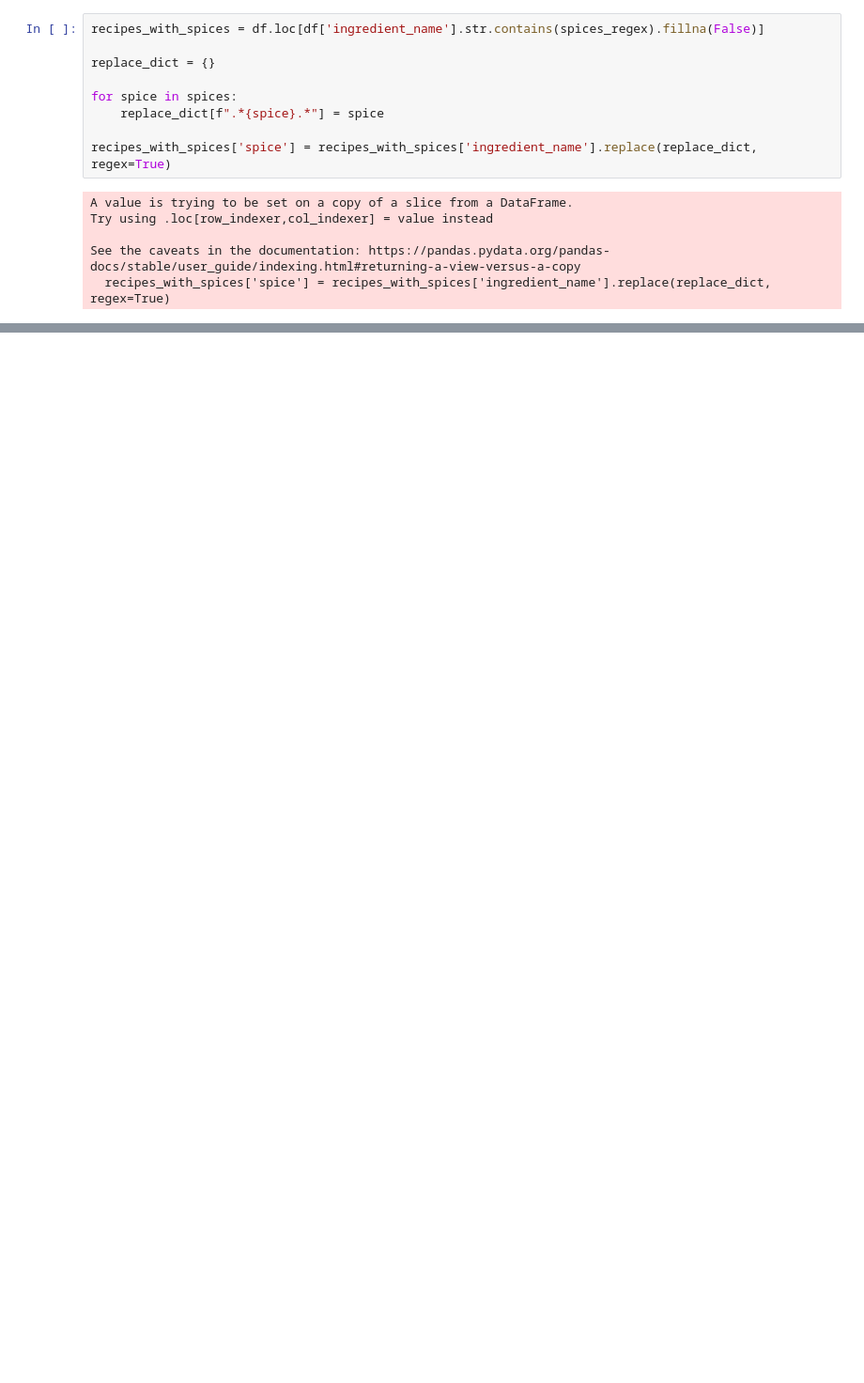
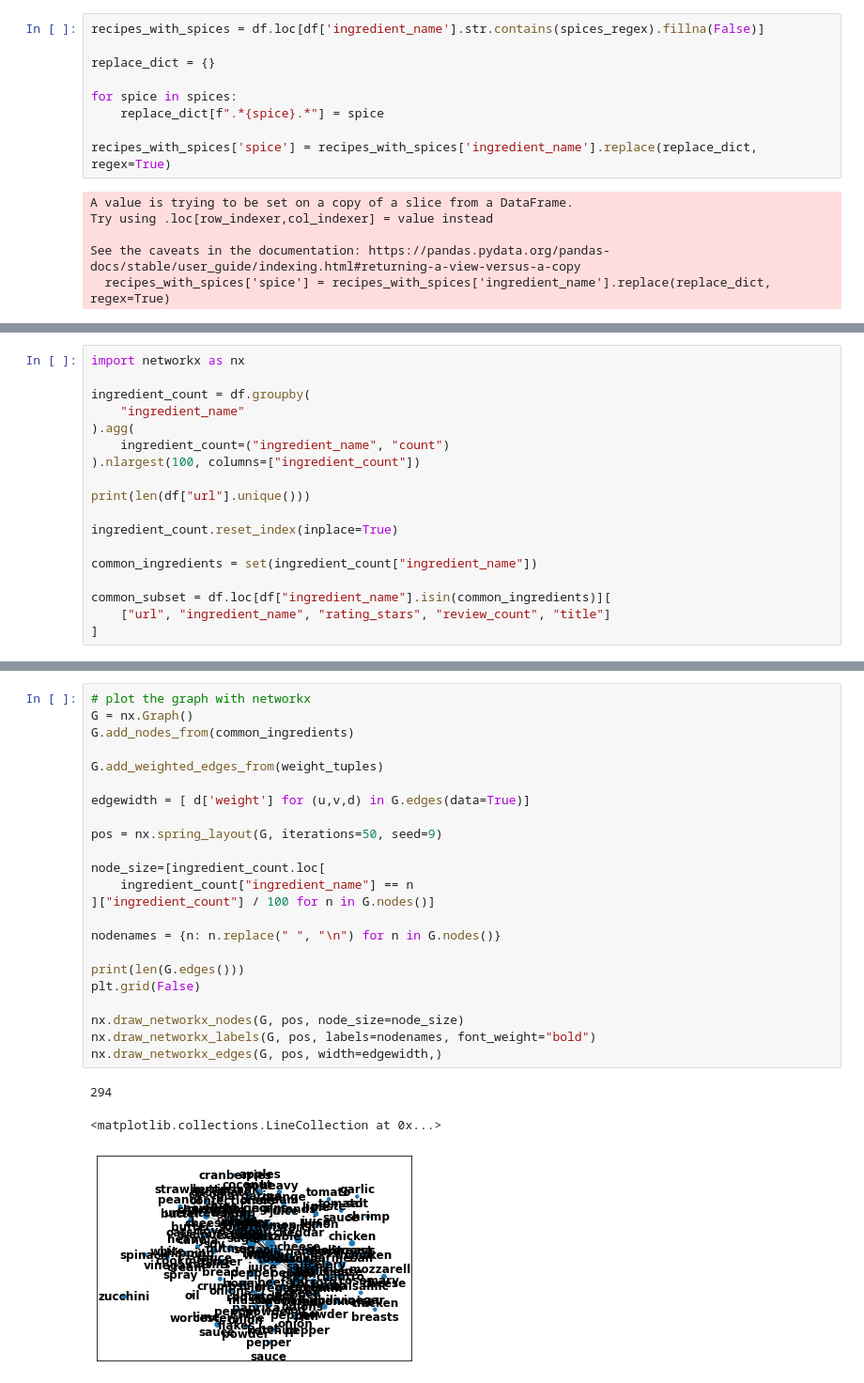
Before and after one commit to wcedmisten/foodFinder, a Jupyter notebook: All Recipes Exploratory Data Analysis.ipynb, the cells around one changed output, grey strips where cells are left out. Shown at 94% size. Drawn from its saved outputs; the diff is of its cells as text; blank space fills up the shorter version.

```diff
--- a/All Recipes Exploratory Data Analysis.ipynb
+++ b/All Recipes Exploratory Data Analysis.ipynb
@@ -423,0 +402,18 @@ head 4
+# %%
+import networkx as nx
+
+ingredient_count = df.groupby(
+    "ingredient_name"
+).agg(
+    ingredient_count=("ingredient_name", "count")
+).nlargest(100, columns=["ingredient_count"])
+
+print(len(df["url"].unique()))
+
+ingredient_count.reset_index(inplace=True)
+
+common_ingredients = set(ingredient_count["ingredient_name"])
+
+common_subset = df.loc[df["ingredient_name"].isin(common_ingredients)][
+    ["url", "ingredient_name", "rating_stars", "review_count", "title"]
+]
@@ -423,0 +476,27 @@ head 4
+# %%
+# plot the graph with networkx
+G = nx.Graph()
+G.add_nodes_from(common_ingredients)
+
+G.add_weighted_edges_from(weight_tuples)
+
+edgewidth = [ d['weight'] for (u,v,d) in G.edges(data=True)]
+
+pos = nx.spring_layout(G, iterations=50, seed=9)
+
+node_size=[ingredient_count.loc[
+    ingredient_count["ingredient_name"] == n
+]["ingredient_count"] / 100 for n in G.nodes()]
+
+nodenames = {n: n.replace(" ", "\n") for n in G.nodes()}
+
+print(len(G.edges()))
+plt.grid(False)
+
+nx.draw_networkx_nodes(G, pos, node_size=node_size)
+nx.draw_networkx_labels(G, pos, labels=nodenames, font_weight="bold")
+nx.draw_networkx_edges(G, pos, width=edgewidth,)
+# %% [output]
+294
+<matplotlib.collections.LineCollection at 0x...>
+[figure, added]
```
Also changed, not shown: parts of 12 cells of this notebook, 1 other file.
